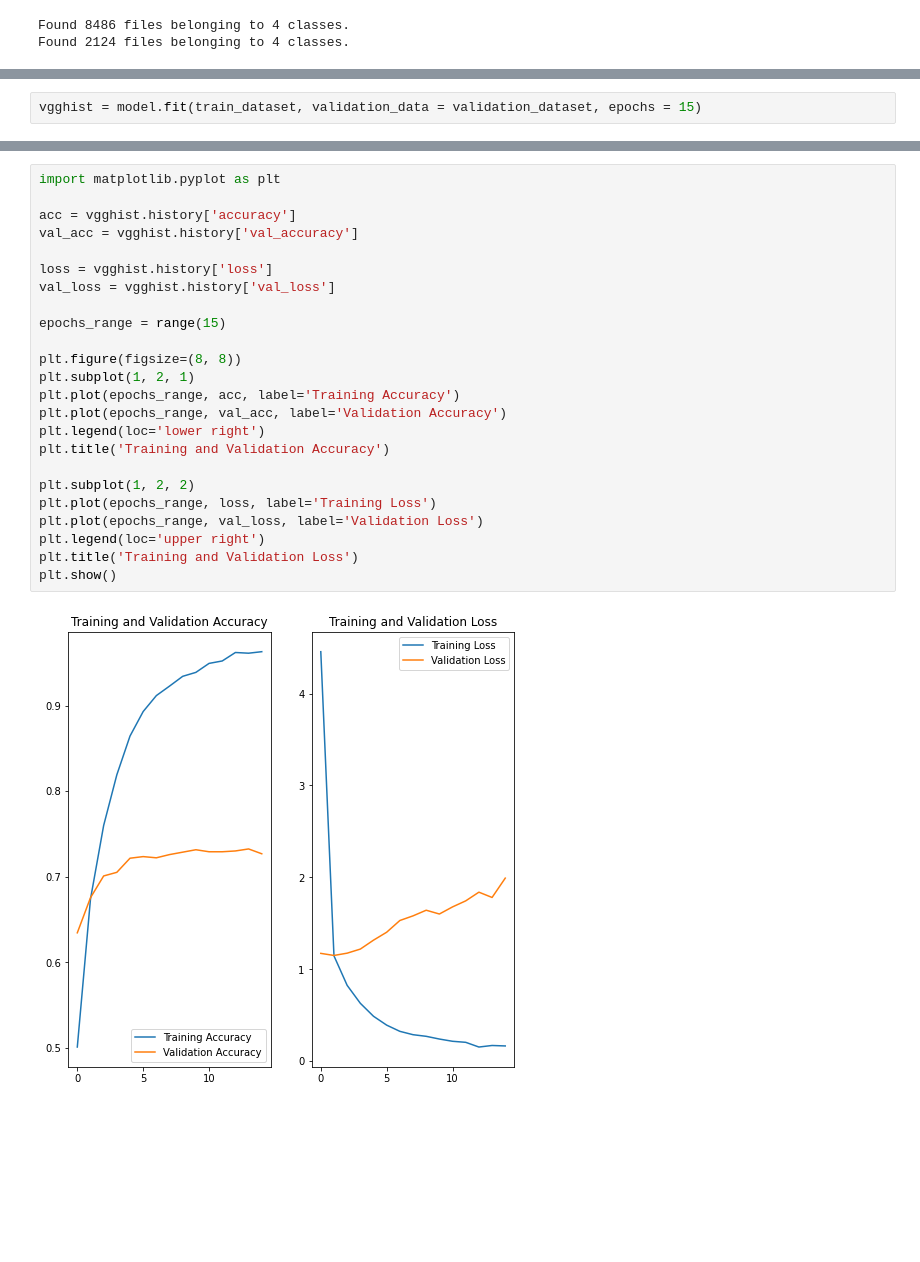
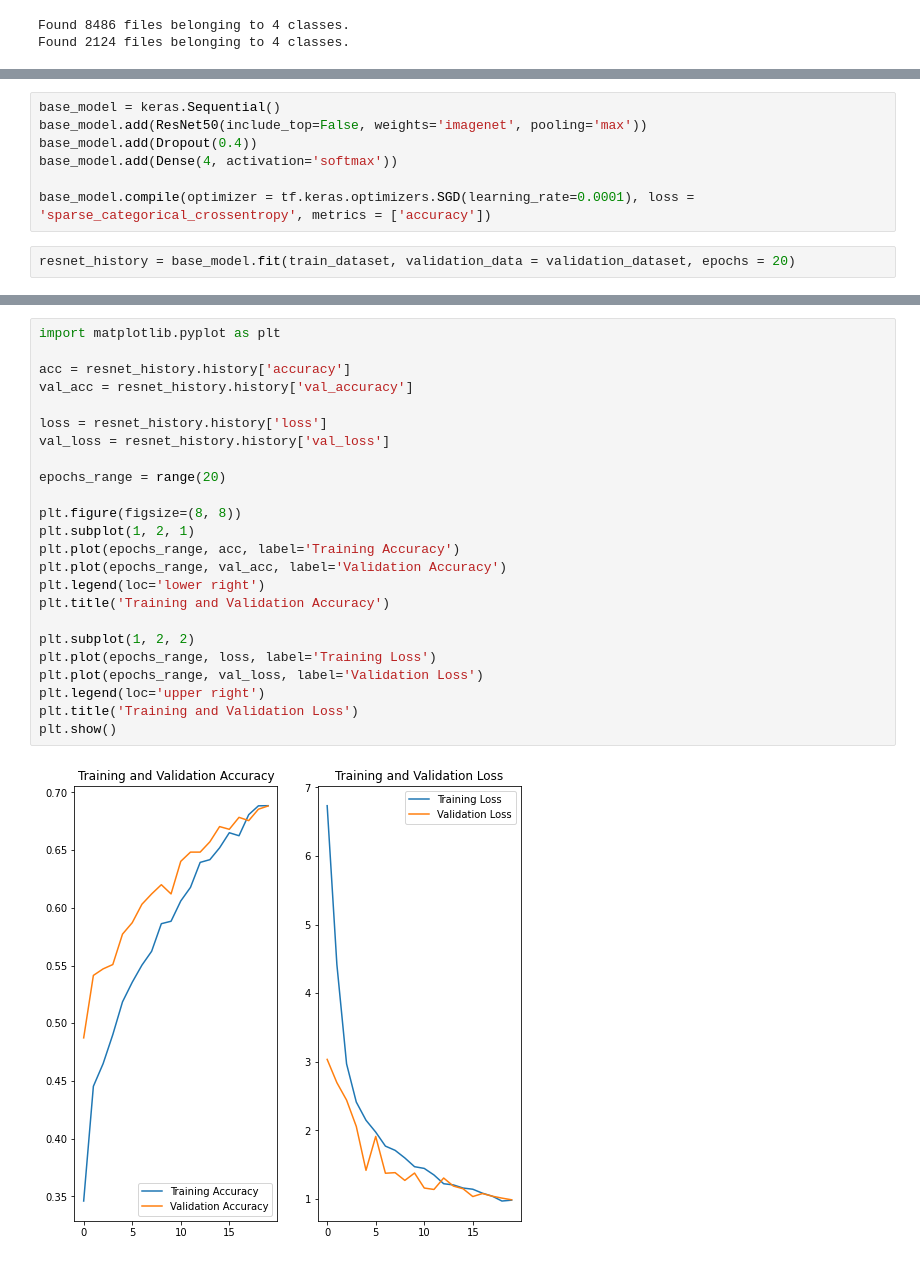
Before and after one commit to ardnas4/SDP_2022-2023, a Jupyter notebook: PoisonPlantClassification/Poison_Plant_Classifier.ipynb, the cells around one changed output, grey strips where cells are left out. Cells and saved outputs as stored; diff of their text form; blank space fills up the shorter version.

Commit message:
Model using ResNet
Model is not overfitted but needs higher validation accuracy

```diff
--- a/PoisonPlantClassification/Poison_Plant_Classifier.ipynb
+++ b/PoisonPlantClassification/Poison_Plant_Classifier.ipynb
@@ -87,3 +66,10 @@ model.compile(optimizer = tf.keras.optimizers.RMSprop(learning_rate=0.0001), los
+# %%
+base_model = keras.Sequential()
+base_model.add(ResNet50(include_top=False, weights='imagenet', pooling='max'))
+base_model.add(Dropout(0.4))
+base_model.add(Dense(4, activation='softmax'))
+
+base_model.compile(optimizer = tf.keras.optimizers.SGD(learning_rate=0.0001), loss = 'sparse_categorical_crossentropy', metrics = ['accuracy'])
 # %%
-vgghist = model.fit(train_dataset, validation_data = validation_dataset, epochs = 15)
+resnet_history = base_model.fit(train_dataset, validation_data = validation_dataset, epochs = 20)
 # %% [output]
@@ -107,26 +93,26 @@ Epoch 15/15
 # %%
 import matplotlib.pyplot as plt
 
-acc = vgghist.history['accuracy']
-val_acc = vgghist.history['val_accuracy']
+acc = resnet_history.history['accuracy']
+val_acc = resnet_history.history['val_accuracy']
 
-loss = vgghist.history['loss']
-val_loss = vgghist.history['val_loss']
+loss = resnet_history.history['loss']
+val_loss = resnet_history.history['val_loss']
 
-epochs_range = range(15)
+epochs_range = range(20)
 
 plt.figure(figsize=(8, 8))
 plt.subplot(1, 2, 1)
 plt.plot(epochs_range, acc, label='Training Accuracy')
 plt.plot(epochs_range, val_acc, label='Validation Accuracy')
 plt.legend(loc='lower right')
 plt.title('Training and Validation Accuracy')
 
 plt.subplot(1, 2, 2)
 plt.plot(epochs_range, loss, label='Training Loss')
 plt.plot(epochs_range, val_loss, label='Validation Loss')
 plt.legend(loc='upper right')
 plt.title('Training and Validation Loss')
 plt.show()
 # %% [output]
-[figure, old version]
+[figure, new version]
```
Also changed, not shown: parts of 8 cells of this notebook, 2 other files.
